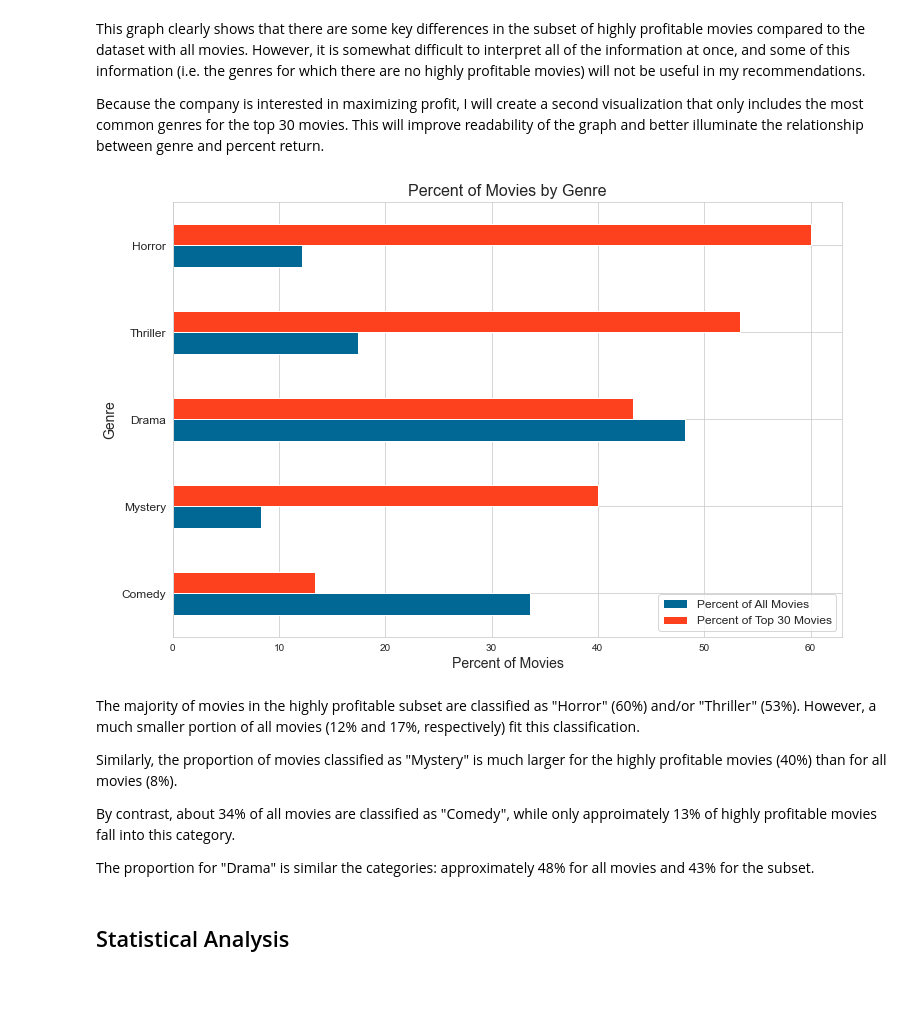
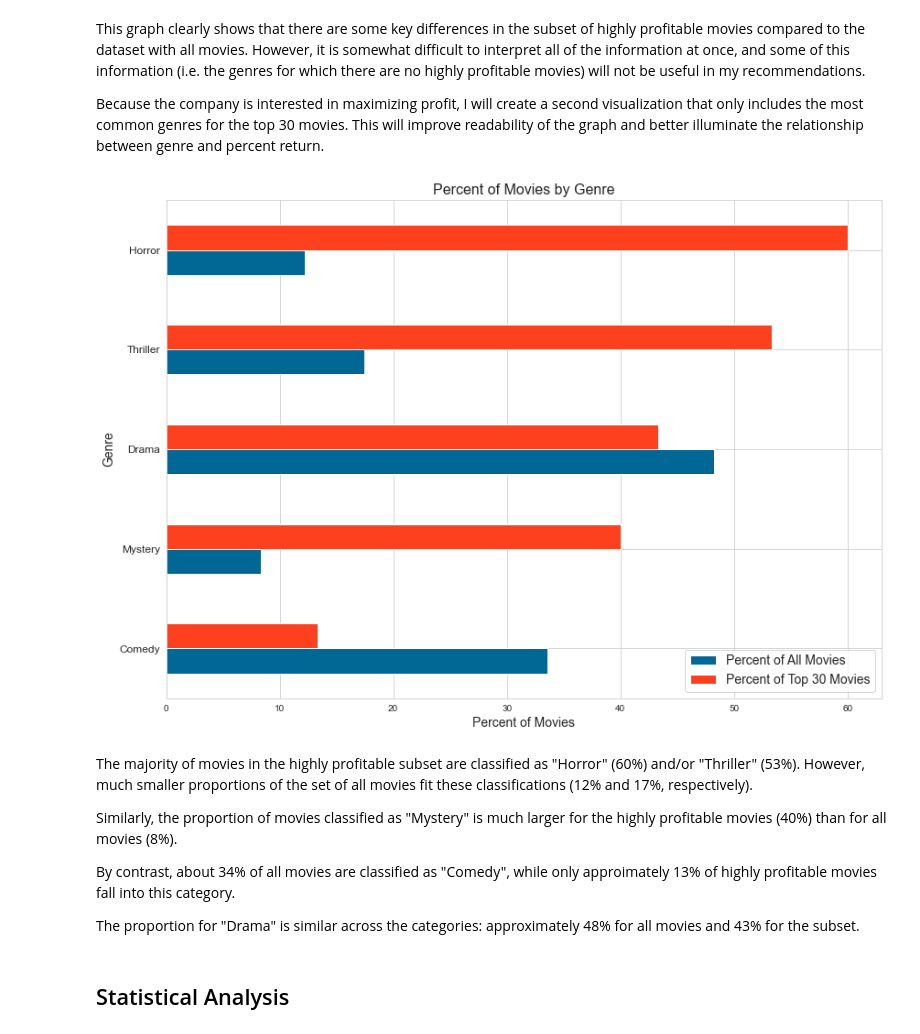
Before and after one commit to ccsurratt/highly_profitable_film_analysis, a Jupyter notebook: notebook.ipynb, the cells around one changed output. Saved outputs shown, nothing was run; the diff lists cells and outputs as text; code cells hidden in the pictures; blank space fills up the shorter version.

```diff
--- a/notebook.ipynb
+++ b/notebook.ipynb
@@ -629,25 +638,25 @@ This graph clearly shows that there are some key differences in the subset of hi
 
 Because the company is interested in maximizing profit, I will create a second visualization that only includes the most common genres for the top 30 movies. This will improve readability of the graph and better illuminate the relationship between genre and percent return.
 # %%
-fig, ax = plt.subplots(figsize=(12,8))
+fig, ax = plt.subplots(figsize=(14,10))
 
 genre_comparison.tail(5).plot(x='genre', y=['Percent of All Movies', 'Percent of Top 30 Movies'],
                      kind="barh", ax=ax, color=['#016795', '#fd411e'])
 plt.title("Percent of Movies by Genre", fontsize=16)
 plt.xlabel("Percent of Movies", fontsize=14)
 plt.ylabel("Genre", fontsize=14)
 plt.yticks(fontsize=12)
-plt.legend(loc=4, fontsize=12);
+plt.legend(loc=4, fontsize=14);
 # %% [output]
-[figure, old version]
+[figure, new version]
 # %% [markdown]
-The majority of movies in the highly profitable subset are classified as "Horror" (60%)  and/or "Thriller" (53%). However, a much smaller portion of all movies (12% and 17%, respectively) fit this classification.
+The majority of movies in the highly profitable subset are classified as "Horror" (60%)  and/or "Thriller" (53%). However, much smaller proportions of the set of all movies fit these classifications (12% and 17%, respectively).
 
 Similarly, the proportion of movies classified as "Mystery" is much larger for the highly profitable movies (40%) than for all movies (8%).
 
 By contrast, about 34% of all movies are classified as "Comedy", while only approimately 13% of highly profitable movies fall into this category.
 
-The proportion for "Drama" is similar the categories: approximately 48% for all movies and 43% for the subset.
+The proportion for "Drama" is similar across the categories: approximately 48% for all movies and 43% for the subset.
 # %% [markdown]
 ## Statistical Analysis
 # %% [markdown]
```
Also changed, not shown: parts of 22 cells of this notebook.
